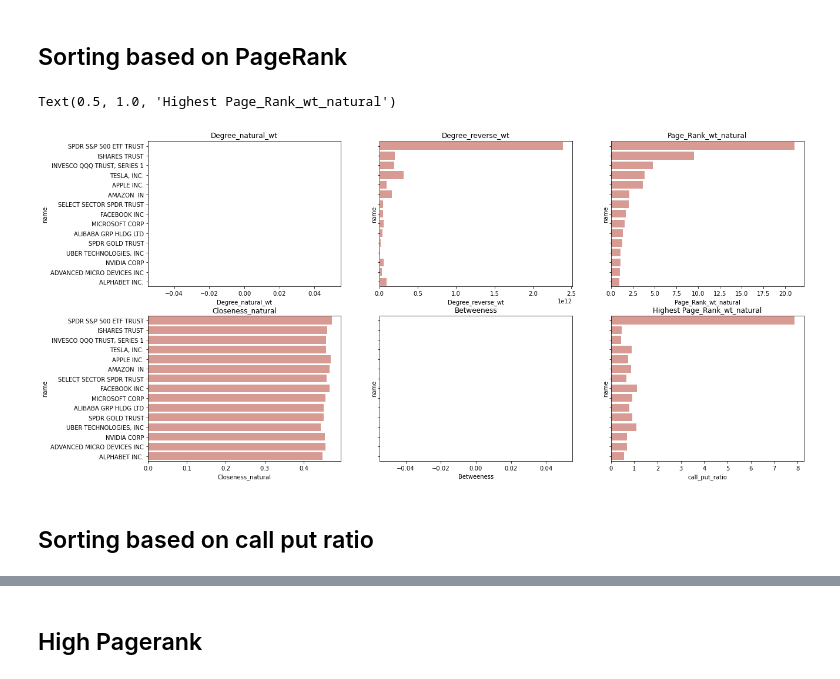
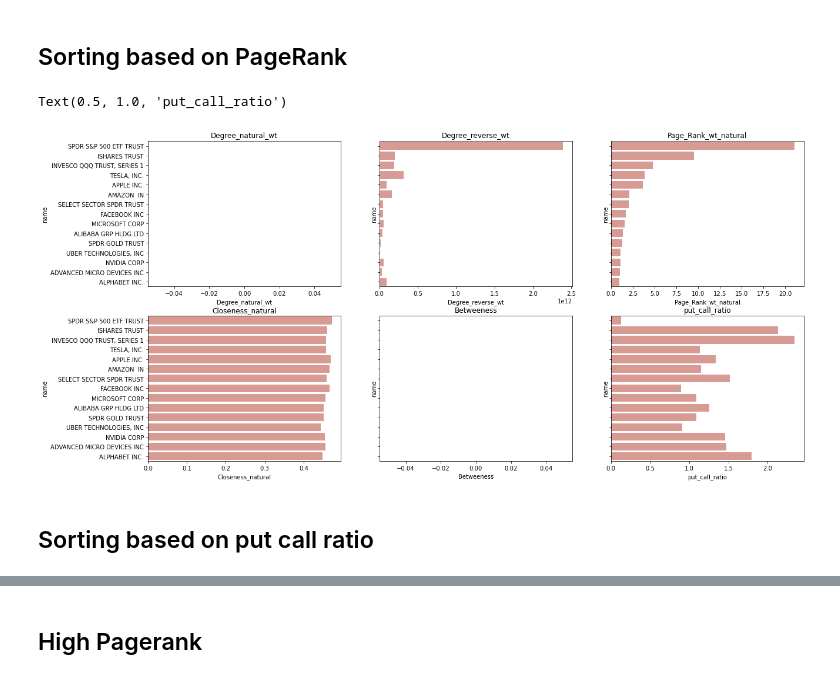
Before and after one commit to prerna0708/Thesis, a Jupyter notebook: Master_Thesis/Step 4.4 Finding influential nodes_options.ipynb, the cells around one changed output, grey strips where cells are left out. Cells and saved outputs as stored; diff of their text form; code cells hidden in the pictures.

```diff
--- a/Master_Thesis/Step 4.4 Finding influential nodes_options.ipynb
+++ b/Master_Thesis/Step 4.4 Finding influential nodes_options.ipynb
@@ -20,7 +29,7 @@ Centrality_wo_options=pd.read_csv(path + 'df_final_graph_wo_options.csv')
 Centrality['Degree_reverse_wt_put'] = Centrality['Degree_reverse_wt_put'].replace([0],1)
 Centrality['Degree_reverse_wt_call'] = Centrality['Degree_reverse_wt_call'].replace([0],1)
 # %%
-Centrality["call_put_ratio"]=(Centrality['Degree_reverse_wt_call'])/(Centrality['Degree_reverse_wt_put'])
+Centrality["put_call_ratio"]=(Centrality['Degree_reverse_wt_put'])/(Centrality['Degree_reverse_wt_call'])
 Centrality.replace([np.inf, -np.inf], 0, inplace=True)
 # %% [markdown]
 ## Sorting based on Degree_natural_wt
@@ -103,37 +112,37 @@ Text(0.5, 1.0, 'Highest Degree_reverse_wt ')
 Centrality=Centrality.sort_values(by=['Page_Rank_wt_natural'], ascending=False).reset_index(drop=True)
 df=Centrality.iloc[0:15]
 fig, axes = plt.subplots(2, 3, figsize=(20, 10),  sharey=True)
 
 sns.barplot(ax=axes[0,0], x="Degree_natural_wt", y="name", data=df,
                  color="salmon", saturation=.5)
 axes[0,0].set_title('Degree_natural_wt')
 
 sns.barplot(ax=axes[0,1], x="Degree_reverse_wt", y="name", data=df,
                  color="salmon", saturation=.5)
 axes[0,1].set_title('Degree_reverse_wt')
 
 sns.barplot(ax=axes[0,2], x="Page_Rank_wt_natural", y="name", data=df,
                  color="salmon", saturation=.5)
 axes[0,2].set_title('Page_Rank_wt_natural')
 
 sns.barplot(ax=axes[1,0], x="Closeness_natural", y="name", data=df,
                  color="salmon", saturation=.5)
 axes[1,0].set_title('Closeness_natural')
 
 sns.barplot(ax=axes[1,1], x="Betweeness", y="name", data=df,
                  color="salmon", saturation=.5)
 axes[1,1].set_title('Betweeness')
 
 sns.barplot(ax=axes[1,1], x="Betweeness", y="name", data=df,
                  color="salmon", saturation=.5)
 axes[1,1].set_title('Betweeness')
 
-sns.barplot(ax=axes[1,2], x="call_put_ratio", y="name", data=df,
+sns.barplot(ax=axes[1,2], x="put_call_ratio", y="name", data=df,
                  color="salmon", saturation=.5)
-axes[1,2].set_title('Highest Page_Rank_wt_natural')
+axes[1,2].set_title('put_call_ratio')
 # %% [output]
-Text(0.5, 1.0, 'Highest Page_Rank_wt_natural')
+Text(0.5, 1.0, 'put_call_ratio')
-[figure, old version]
+[figure, new version]
 # %% [markdown]
-## Sorting based on call put ratio
+## Sorting based on put call ratio
 # %%
```
Also changed, not shown: parts of 11 cells of this notebook.
